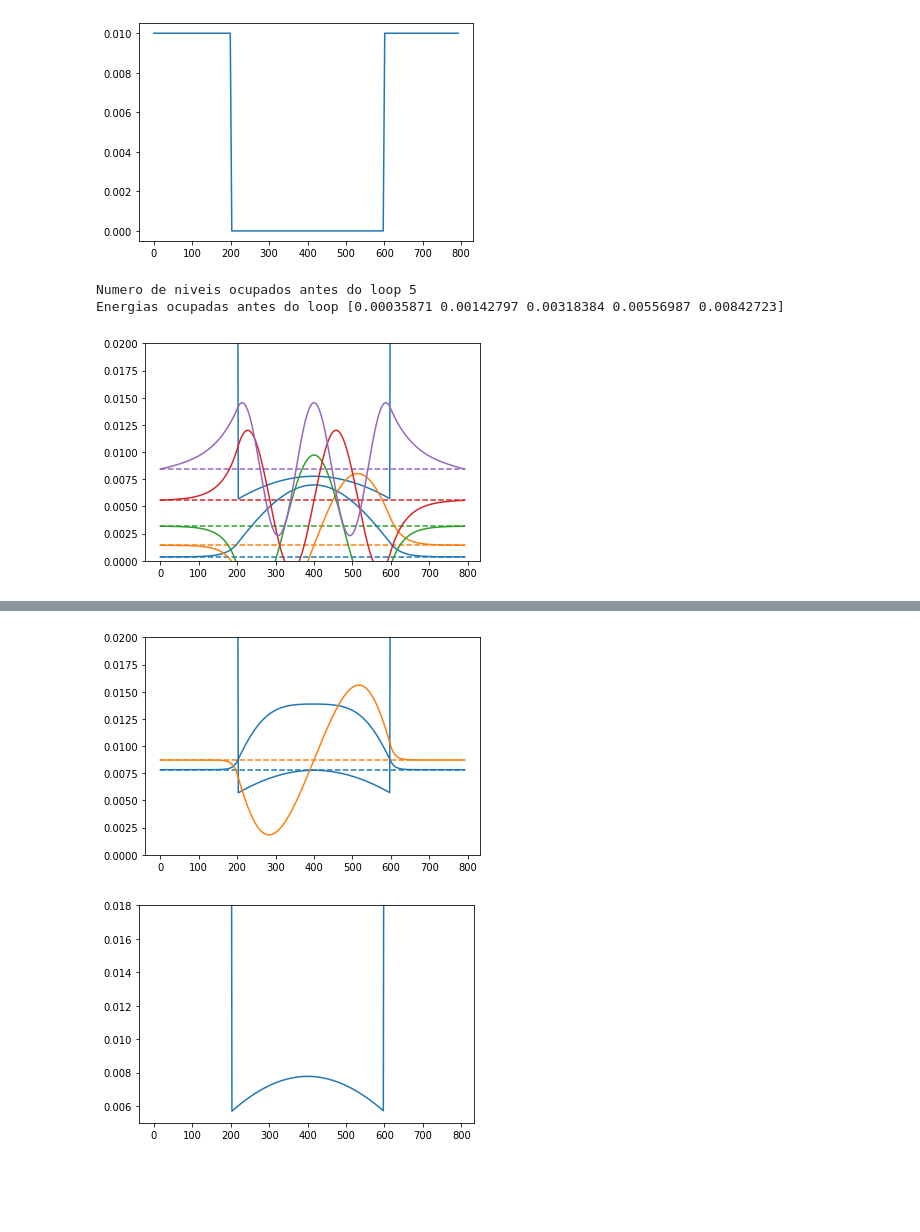
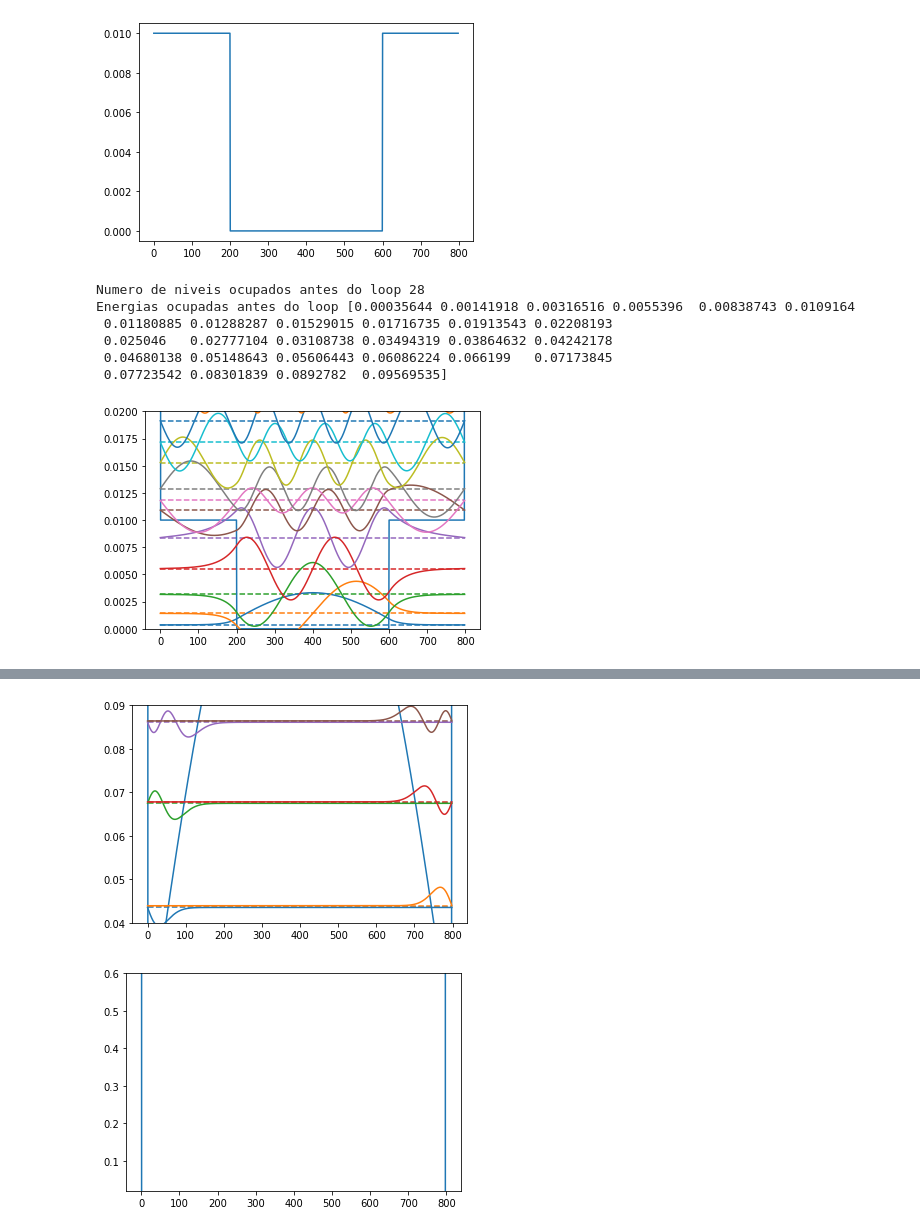
Before and after one commit to devanomaly/hartree-method, a Jupyter notebook: hartree.ipynb, the cells around one changed output, grey strips where cells are left out. Cells and saved outputs as stored; diff of their text form; code cells hidden in the pictures; blank space fills up the shorter version.

```diff
--- a/hartree.ipynb
+++ b/hartree.ipynb
@@ -38,13 +38,13 @@ V_0_poco = 0.01 #a.u. profundidade do poço quadrado
 f = 0.1
 
 # parâmetros de convergência
-epsilon = 0.001
+epsilon = 0.0001
 
 # dopagem (0 representa o fundo do poço)
-mu = 0.01
+mu = 0.1
 
 # DISCRETIZAÇÃO E INTERVALO ABSCISSAS
-N=200 #Numero de pontos na rede
+N=1000 #Numero de pontos na rede
 dx = L/(N+1)  # discretização> dx = L/N+1 => N = (L/dx) - 1
 x = arange(0, N)*dx
 
@@ -77,7 +77,7 @@ V_total = lambda V_estrutural, V_interacao: V_estrutural + V_interacao
 plt.plot(x, V_poco_quadrado_finito)
 plt.show()
 # %% [output]
-[figure, old version]
+[figure, new version]
 # %%
 # E0_mu (soma de níveis ocupados)
 E0_mu = lambda mu, E0_list: npsum(E0_list, where=E0_list<mu)
@@ -100,62 +100,65 @@ H = lambda V_efetivo, m: energia_cinetica(m) + diag(
 )
 # %%
 # Primeira vez que foi executado o programa:
-V_1 = V_total(V_poco_quadrado_finito, V_hartree_temperado(1, V_h_inicial, V_hartree(n_3d_loop, k, dx, N)))
+V_1 = V_h_inicial
+V_3 = V_hartree(n_3d_loop, k, dx, N)
+V_temperado = V_hartree_temperado(0, V_1, V_3)
+V_efetivo = V_total(V_poco_quadrado_finito, V_temperado)
 # acrescentando o potencial "infinito" nas bordas
-V_1[0] = 1000
-V_1[-1] = 1000
+V_efetivo[0] = 1000
+V_efetivo[-1] = 1000
 # diagonalização
-E0_list, phi_list = linalg.eigh(H(V_1,m))
+E0_list, phi_list = linalg.eigh(H(V_efetivo,m))
 N_ocupados = N_levels(mu, E0_list)
 print("Numero de niveis ocupados antes do loop", N_ocupados)
 print("Energias ocupadas antes do loop", E0_list[:N_ocupados])
 
 # teste de consistência para ver as energias do poço
-plotEnPsi_finite_diff(x, E0_list, phi_list, N_ocupados, 0.05,0, 0.02, V_novo)
+plotEnPsi_finite_diff(x, E0_list, phi_list, N_ocupados, 0.05,0, 0.02, V_efetivo)
 
 n_3d_loop = n_3d(phi_list, E0_list, mu, m)
-n_3d_loop = n_3d_loop if n_3d_loop.size != N else zeros(N)
 n_2d_loop = n_2d_params(mu, m, E0_list)
-print("formato n3d antes loop =>", n_3d_loop.shape)
+# print("formato n3d antes loop =>", n_3d_loop.shape)
 # obtendo energias e estados
 # E0, phi_list = linalg.eigh(H)
 
-# Loop:
+# Loop de autoconsistência:
 convergiu = False
 iteracao=1
 while not convergiu:
   print("iter=", iteracao)
-  V_novo = V_total(V_poco_quadrado_finito, V_hartree_temperado(f, V_1, V_hartree(n_3d_loop, k, dx, N)))
+  V_3 = V_hartree(n_3d_loop, k, dx, N)
+  V_temperado = V_hartree_temperado(f, V_temperado, V_3)
+  V_efetivo = V_total(V_poco_quadrado_finito, V_temperado)
   # acrescentando o potencial "infinito" nas bordas
-  V_novo[0] = 1000
-  V_novo[-1] = 1000
-  print('formato potencial', V_novo.shape)
+  V_efetivo[0] = 1000
+  V_efetivo[-1] = 1000
   # diagonalização
-  E0_list, phi_list = linalg.eigh(H(V_novo,m))
+  E0_list, phi_list = linalg.eigh(H(V_efetivo,m))
   N_ocupados = N_levels(mu, E0_list)
-  print("Numero de niveis ocupados",N_ocupados )
+  print("Numero de niveis ocupados",N_ocupados)
   print("Energias ocupadas", E0_list[:N_ocupados])
-  print("Soma energias ocupadas", E0_mu(mu, E0_list))
   n_3d_loop_novo = n_3d(phi_list, E0_list, mu, m)
   # print("n_3d_loop_novo", n_3d_loop_novo)
-  print("size",n_3d_loop_novo.size)
   # n_3d_loop_novo = n_3d_loop_novo if n_3d_loop_novo.size != N else zeros(N)
   n_2d_loop_novo = n_2d_params(mu, m, E0_list)
-  print("formato n3d no loop =>", n_3d_loop_novo.shape)
 
   # teste convergencia
   if (abs((n_2d_loop_novo[0] - n_2d_loop[0])/n_2d_loop[0])<epsilon) and (abs((n_2d_loop_novo[1] - n_2d_loop[1])/n_2d_loop[1])<epsilon):
     # se convergiu
     print("convergiu!")
     convergiu=True
   else:
     # se nao convergiu
-    V_1 = copy(V_novo)
-    print("formato V_1 novo", V_1.shape)
+    # print("formato V_1 novo", V_1.shape)
     n_2d_loop = copy(n_2d_loop_novo)
     n_3d_loop = copy(n_3d_loop_novo)
     iteracao+=1
 # %% [output]
-Numero de niveis ocupados antes do loop 5
-Energias ocupadas antes do loop [0.00035871 0.00142797 0.00318384 0.00556987 0.00842723]
+Numero de niveis ocupados antes do loop 28
+Energias ocupadas antes do loop [0.00035644 0.00141918 0.00316516 0.0055396  0.00838743 0.0109164
+ 0.01180885 0.01288287 0.01529015 0.01716735 0.01913543 0.02208193
+ 0.025046   0.02777104 0.03108738 0.03494319 0.03864632 0.04242178
+ 0.04680138 0.05148643 0.05606443 0.06086224 0.066199   0.07173845
+ 0.07723542 0.08301839 0.0892782  0.09569535]
-[figure, old version]
+[figure, new version]
@@ -178,11 +181,11 @@ formato n3d no loop => (200,)
 convergiu!
 # %%
-plotEnPsi_finite_diff(x, E0_list, phi_list, N_ocupados, 0.05,0, 0.02, V_novo)
+plotEnPsi_finite_diff(x, E0_list, phi_list, N_ocupados, 0.03, 0.04, 0.09, V_efetivo)
 # %% [output]
-[figure, old version]
+[figure, new version]
 # %%
-plt.plot(x, V_novo)
-plt.ylim(0.005,0.018)
+plt.plot(x, V_efetivo)
+plt.ylim(0.02,0.6)
 plt.show()
 # %% [output]
-[figure, old version]
+[figure, new version]
```
Also changed, not shown: parts of 1 cell of this notebook.
